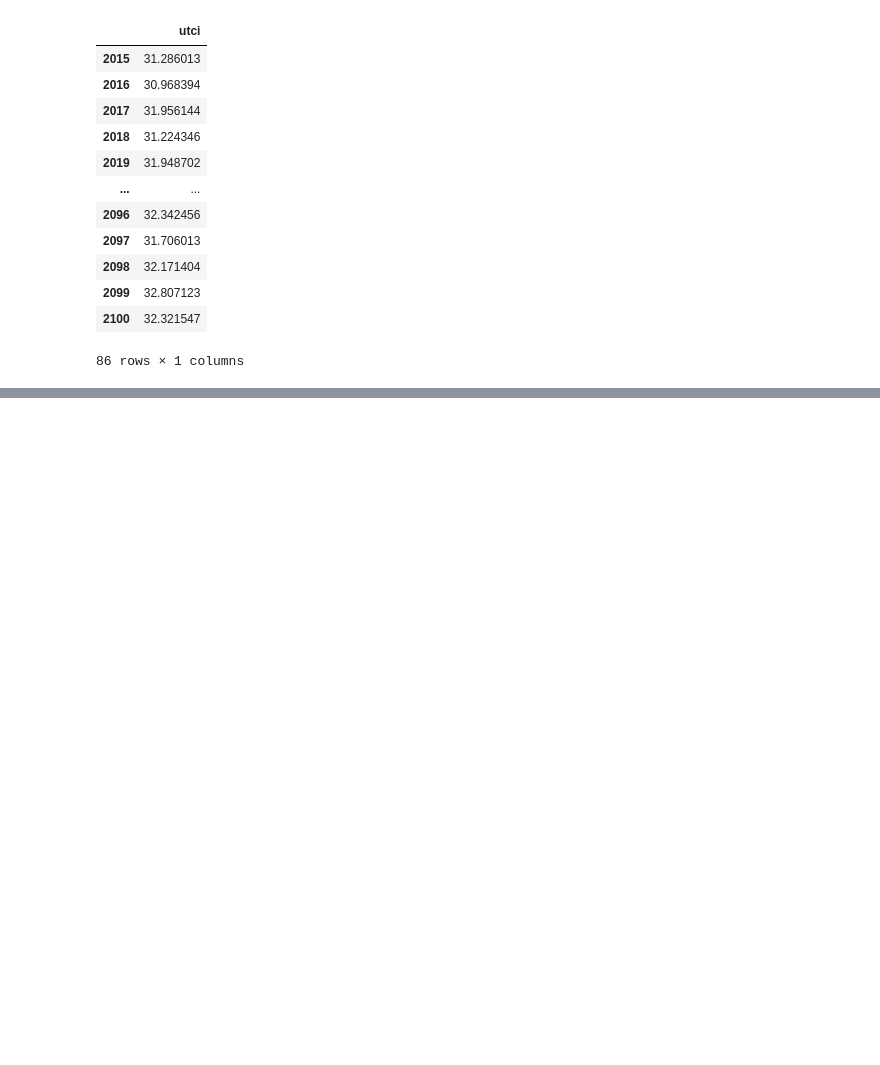
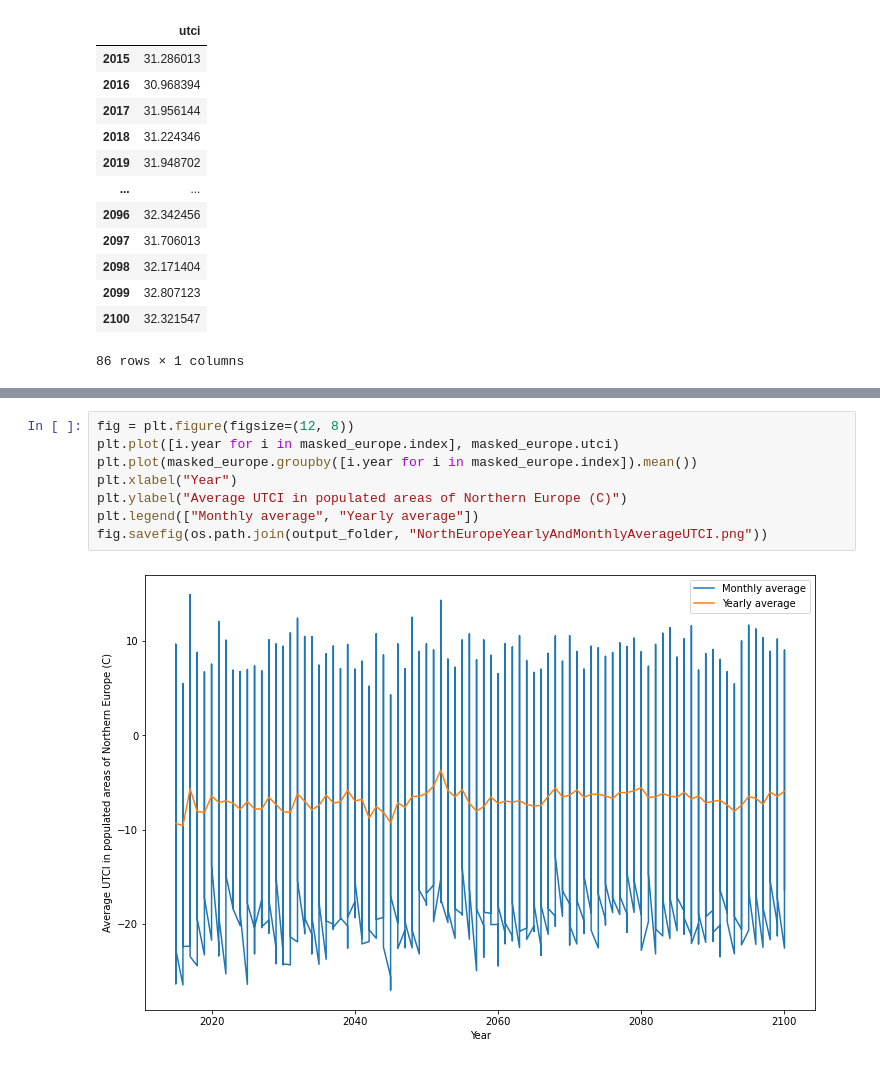
Before and after one commit to cmip6moap/project10, a Jupyter notebook: notebooks/UTCI_changes_over_time.ipynb, the cells around one changed output, grey strips where cells are left out. Saved outputs shown, nothing was run; the diff lists cells and outputs as text; blank space fills up the shorter version.

Commit message:
Added Europe plot

```diff
--- a/notebooks/UTCI_changes_over_time.ipynb
+++ b/notebooks/UTCI_changes_over_time.ipynb
@@ -225,0 +241,10 @@ Time: 197.5328347682953
+# %%
+fig = plt.figure(figsize=(12, 8))
+plt.plot([i.year for i in masked_europe.index], masked_europe.utci)
+plt.plot(masked_europe.groupby([i.year for i in masked_europe.index]).mean())
+plt.xlabel("Year")
+plt.ylabel("Average UTCI in populated areas of Northern Europe (C)")
+plt.legend(["Monthly average", "Yearly average"])
+fig.savefig(os.path.join(output_folder, "NorthEuropeYearlyAndMonthlyAverageUTCI.png"))
+# %% [output]
+[figure, added]
```
Also changed, not shown: parts of 2 cells of this notebook, 1 other file.
